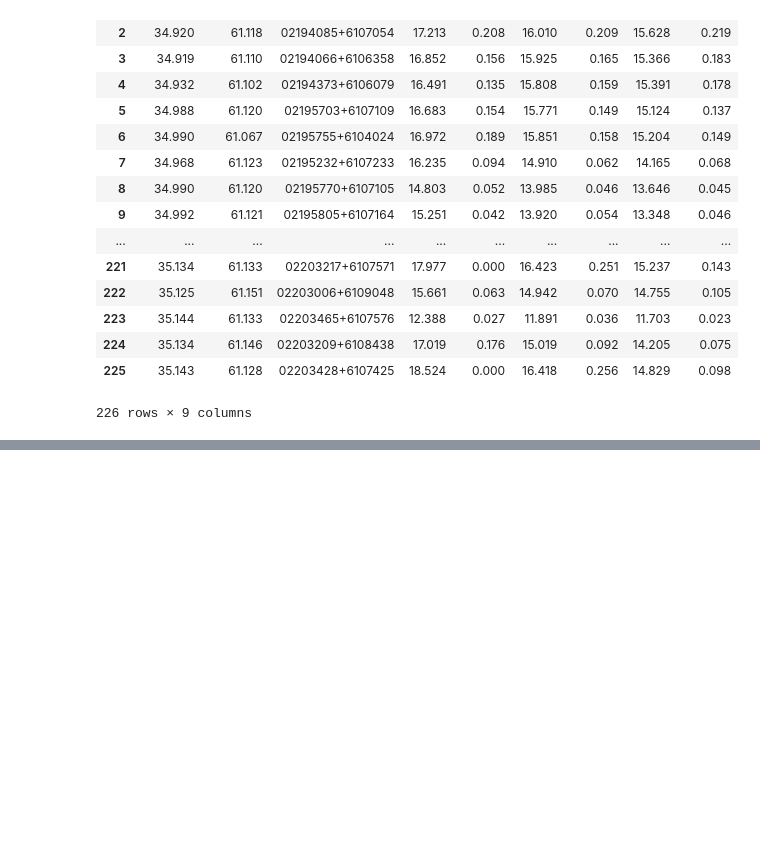
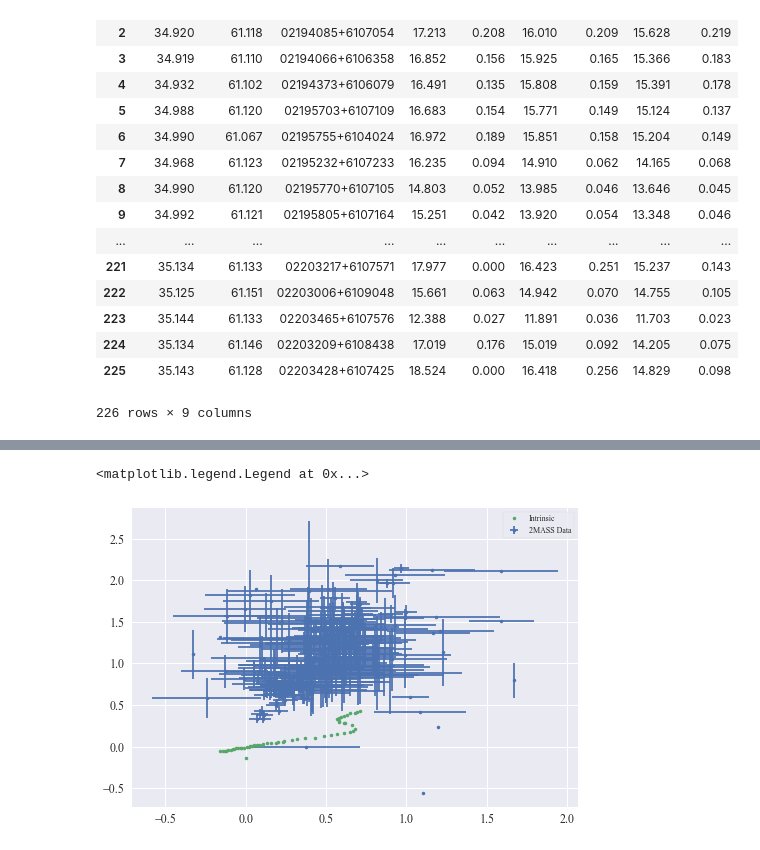
Before and after one commit to mileslucas/astro344l, a Jupyter notebook: lab6/src/lab6.ipynb, the cells around one changed output, grey strips where cells are left out. Saved outputs shown, nothing was run; the diff lists cells and outputs as text; code cells hidden in the pictures; blank space fills up the shorter version.

```diff
--- a/lab6/src/lab6.ipynb
+++ b/lab6/src/lab6.ipynb
@@ -110,0 +111,7 @@ plt.legend(frameon=True)
+# %%
+plt.errorbar(x, y, xerr=xerr, yerr=yerr, fmt='.' ,label='2MASS Data')
+plt.plot(intrin['J-H'], intrin['H-K'], '.', label='Intrinsic')
+plt.legend(frameon=True)
+# %% [output]
+<matplotlib.legend.Legend at 0x...>
+[figure, added]
```
Also changed, not shown: parts of 4 cells of this notebook, 6 other files.
